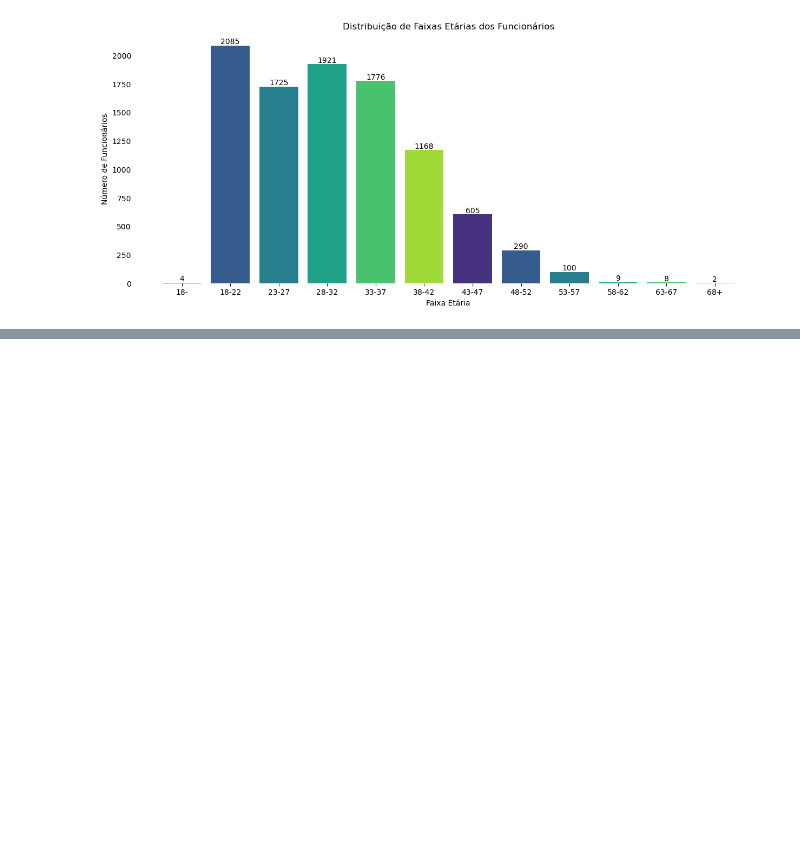
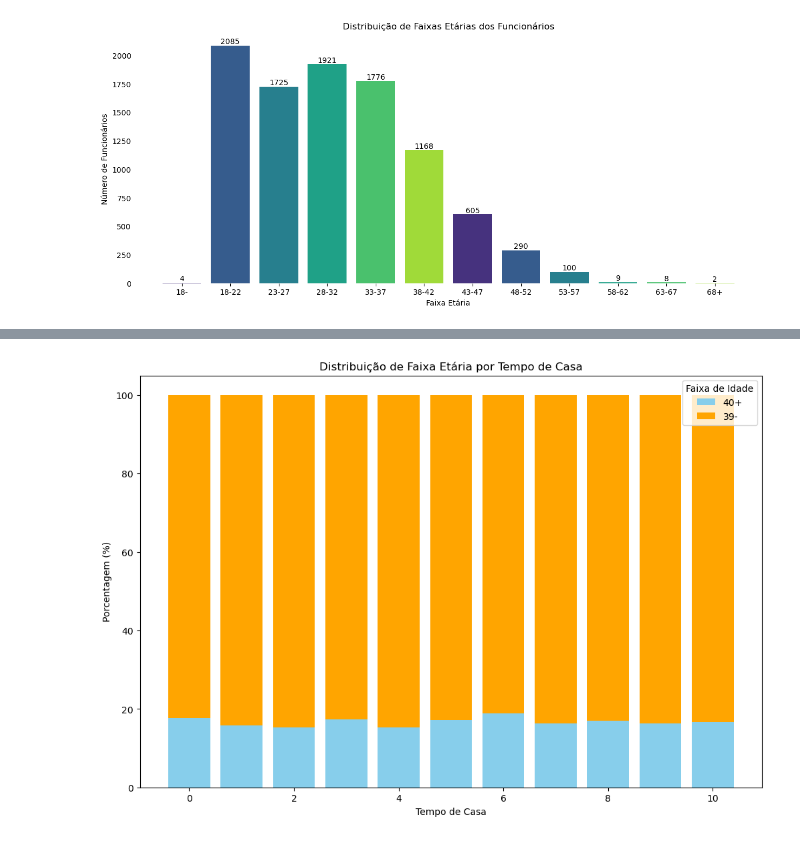
Before and after one commit to pedrolustosab/AdaHack-Dados, a Jupyter notebook: Análise Exploratória.ipynb, the cells around one changed output, grey strips where cells are left out. Saved outputs shown, nothing was run; the diff lists cells and outputs as text; code cells hidden in the pictures; blank space fills up the shorter version.

```diff
--- a/Análise Exploratória.ipynb
+++ b/Análise Exploratória.ipynb
@@ -797,0 +822,32 @@ Porcentagem de funcionários com idade superior a 40 anos e menos de 3 anos de t
+# %%
+# Filtrar o DataFrame para remover a linha com tempo de casa igual a -1
+df_tempo_limite = df_tempo_limite[df_tempo_limite['Tempo_de_casa'] >= 0]
+
+# Agrupar os dados por tempo de casa e faixa de idade e contar o número de ocorrências
+funcionarios_por_tempo_casa_e_idade = df_tempo_limite.groupby(['Tempo_de_casa', 'Faixa_Idade']).size().unstack(fill_value=0)
+
+# Calcular a porcentagem de funcionários por faixa de idade em cada tempo de casa
+funcionarios_por_tempo_casa_e_idade_porcentagem = funcionarios_por_tempo_casa_e_idade.div(funcionarios_por_tempo_casa_e_idade.sum(axis=1), axis=0) * 100
+
+# Reordenar as colunas para colocar '39-' antes de '40+'
+funcionarios_por_tempo_casa_e_idade_porcentagem = funcionarios_por_tempo_casa_e_idade_porcentagem.reindex(columns=['40+', '39-'])
+
+# Criar o gráfico de barras empilhadas com 100% de altura
+plt.figure(figsize=(12, 8))
+sns.set_palette("viridis")
+
+# Loop sobre os índices para criar as barras empilhadas
+for i, idx in enumerate(funcionarios_por_tempo_casa_e_idade_porcentagem.index):
+    plt.bar(idx, funcionarios_por_tempo_casa_e_idade_porcentagem.loc[idx, '40+'], color='skyblue', label='40+' if i == 0 else None)
+    plt.bar(idx, funcionarios_por_tempo_casa_e_idade_porcentagem.loc[idx, '39-'], color='orange', bottom=funcionarios_por_tempo_casa_e_idade_porcentagem.loc[idx, '40+'], label='39-' if i == 0 else None)
+
+# Adicionar rótulos e título
+plt.xlabel('Tempo de Casa')
+plt.ylabel('Porcentagem (%)')
+plt.title('Distribuição de Faixa Etária por Tempo de Casa')
+plt.legend(title='Faixa de Idade')
+
+# Exibir o gráfico
+plt.show()
+# %% [output]
+[figure, added]
```
Also changed, not shown: parts of 17 cells of this notebook.
